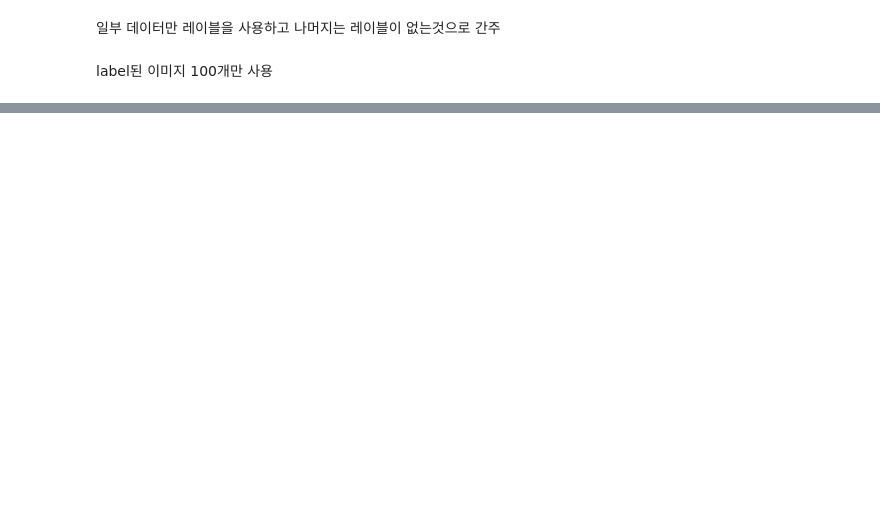
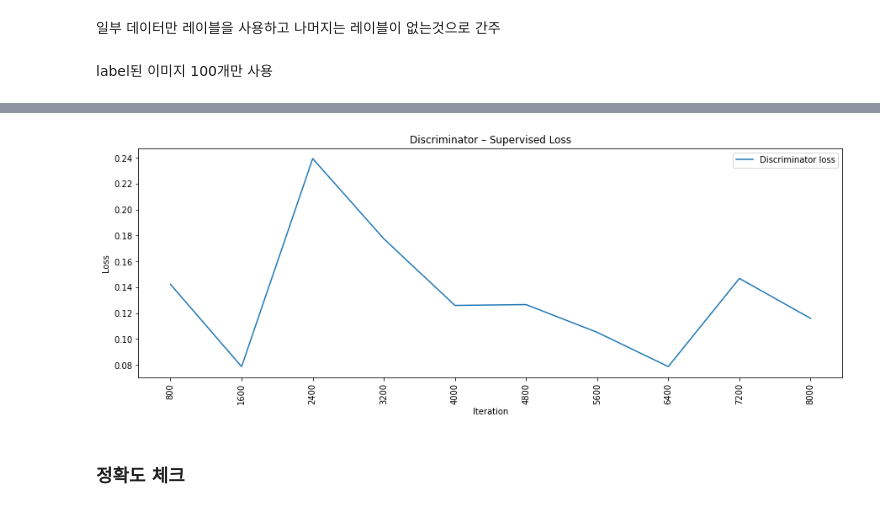
Before and after one commit to dlarhkd1211/GANs-in-action, a Jupyter notebook: ch7.ipynb, the cells around one changed output, grey strips where cells are left out. Drawn from its saved outputs; the diff is of its cells as text; code cells hidden in the pictures; blank space fills up the shorter version.

```diff
--- a/ch7.ipynb
+++ b/ch7.ipynb
@@ -68,0 +220,17 @@ dataset = Dataset(num_labeled)
+# %%
+losses = np.array(supervised_losses)
+
+plt.figure(figsize=(15, 5))
+plt.plot(iteration_checkpoint, losses, label="Discriminator loss")
+
+plt.xticks(iteration_checkpoint, rotation=90)
+
+plt.title("Discriminator – Supervised Loss")
+plt.xlabel("Iteration")
+plt.ylabel("Loss")
+plt.legend()
+plt.show()
+# %% [output]
+[figure, added]
+# %% [markdown]
+### 정확도 체크
```
Also changed, not shown: parts of 22 cells of this notebook.
